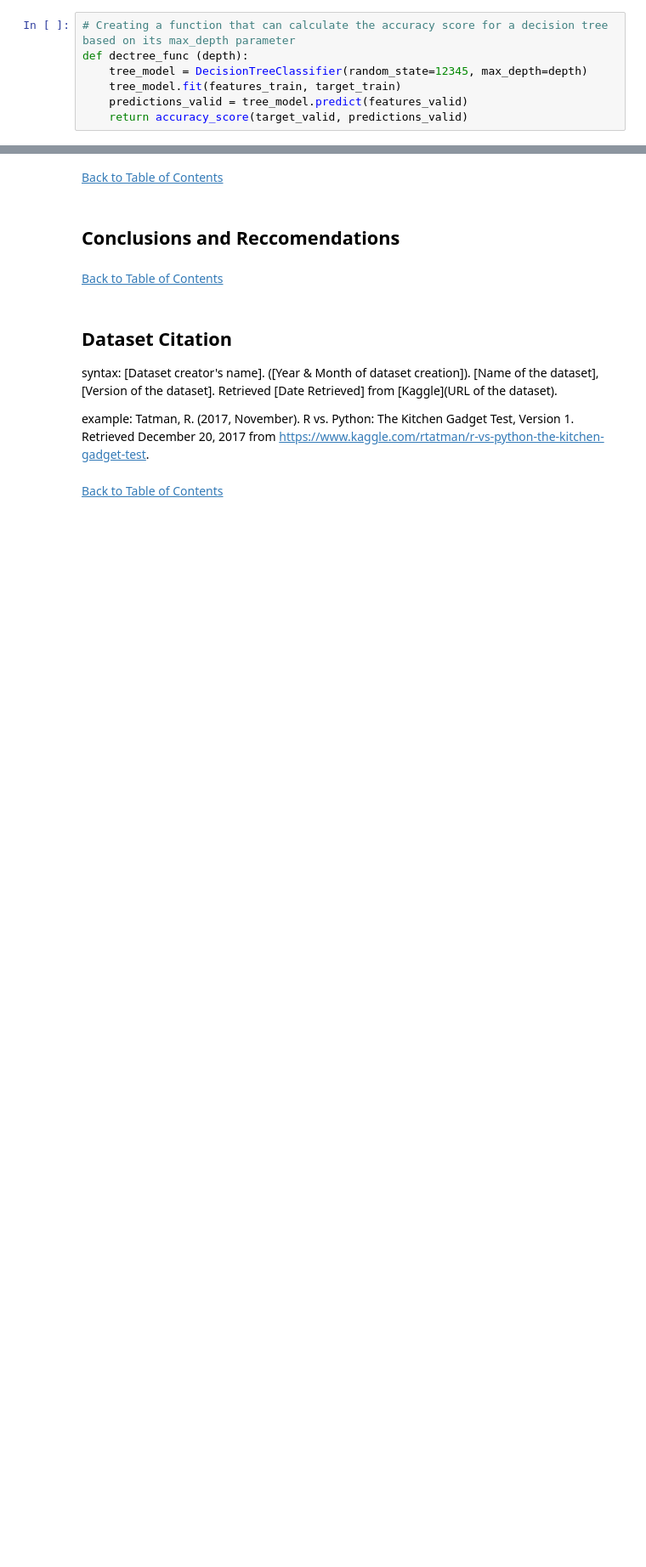
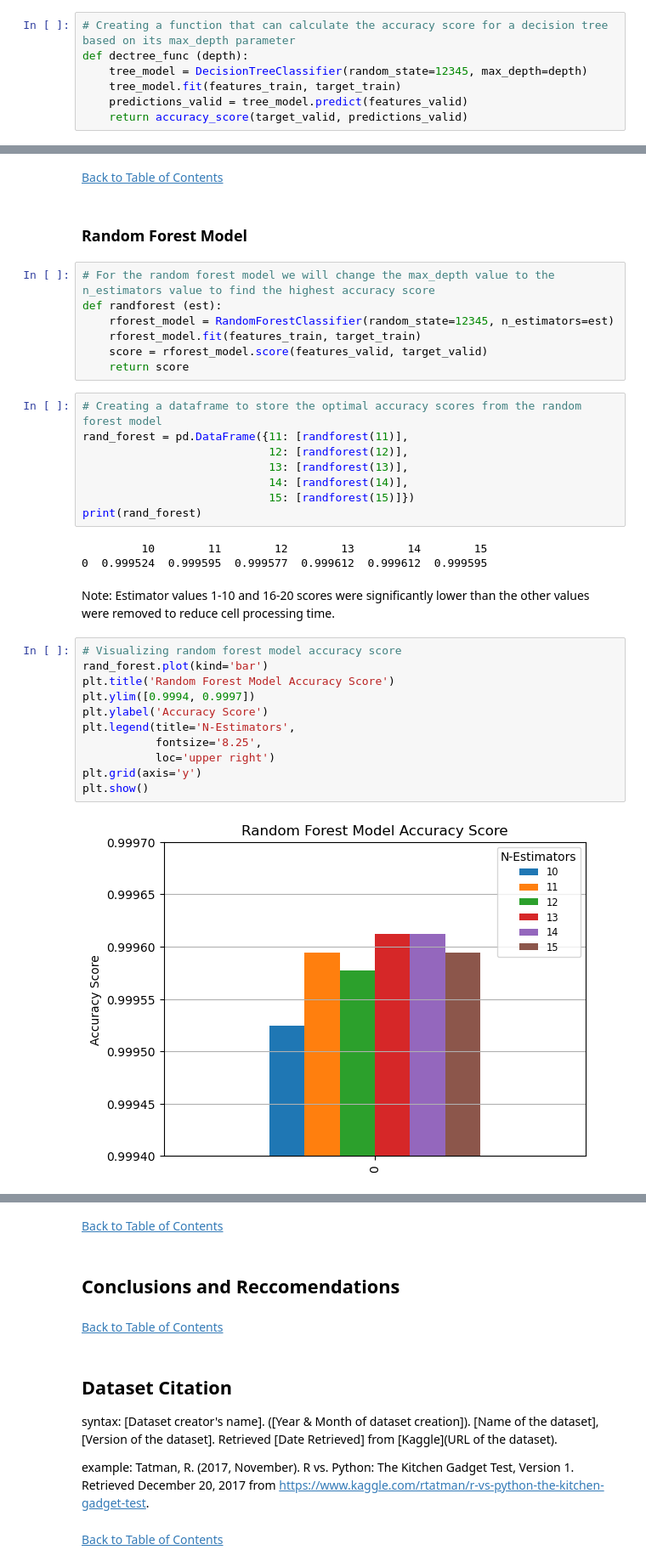
Before and after one commit to jasondo-da/Credit_Card_Fraud_Machine_Learning_Model, a Jupyter notebook: credit_card_fraud_analysis.ipynb, the cells around one changed output, grey strips where cells are left out. Shown at 85% size. Cells and saved outputs as stored; diff of their text form; blank space fills up the shorter version.

```diff
--- a/credit_card_fraud_analysis.ipynb
+++ b/credit_card_fraud_analysis.ipynb
@@ -301,0 +311,37 @@ plt.show()
+# %% [markdown]
+[Back to Table of Contents](#back)
+# %% [markdown]
+### Random Forest Model
+# %%
+# For the random forest model we will change the max_depth value to the n_estimators value to find the highest accuracy score
+def randforest (est):
+    rforest_model = RandomForestClassifier(random_state=12345, n_estimators=est)
+    rforest_model.fit(features_train, target_train)
+    score = rforest_model.score(features_valid, target_valid)
+    return score
+# %%
+# Creating a dataframe to store the optimal accuracy scores from the random forest model
+rand_forest = pd.DataFrame({11: [randforest(11)],
+                            12: [randforest(12)],
+                            13: [randforest(13)],
+                            14: [randforest(14)],
+                            15: [randforest(15)]})
+print(rand_forest)
+# %% [output]
+         10        11        12        13        14        15
+0  0.999524  0.999595  0.999577  0.999612  0.999612  0.999595
+# %% [markdown]
+Note: Estimator values 1-10 and 16-20 scores were significantly lower than the other values were removed to reduce cell processing time.
+# %%
+# Visualizing random forest model accuracy score
+rand_forest.plot(kind='bar')
+plt.title('Random Forest Model Accuracy Score')
+plt.ylim([0.9994, 0.9997])
+plt.ylabel('Accuracy Score')
+plt.legend(title='N-Estimators',
+           fontsize='8.25',
+           loc='upper right')
+plt.grid(axis='y')
+plt.show()
+# %% [output]
+[figure, added]
```
Also changed, not shown: parts of 13 cells of this notebook.
